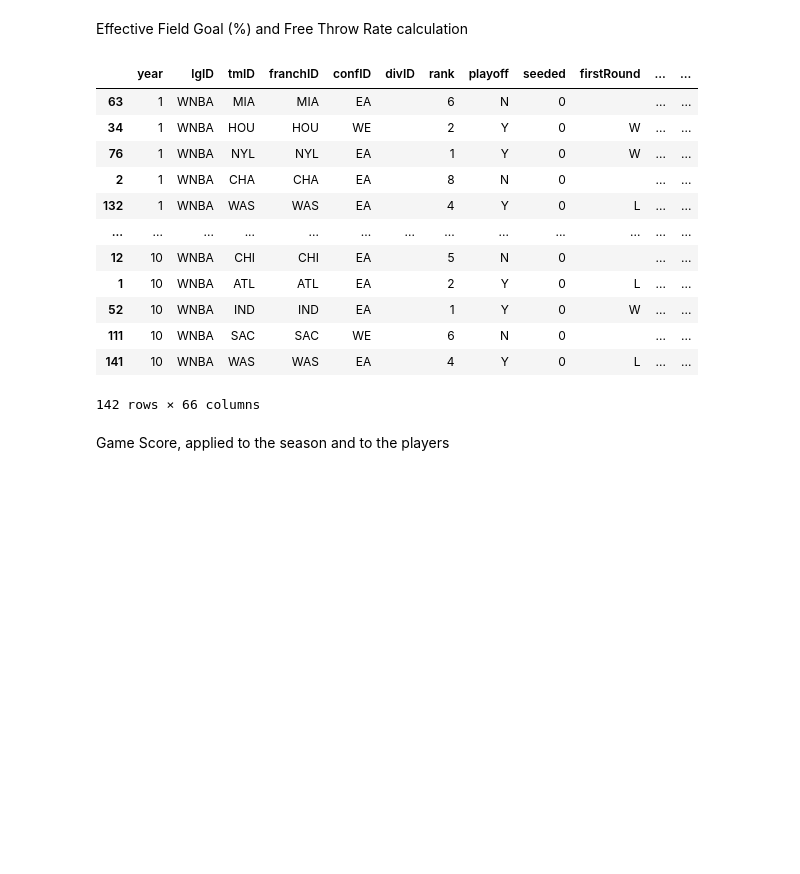
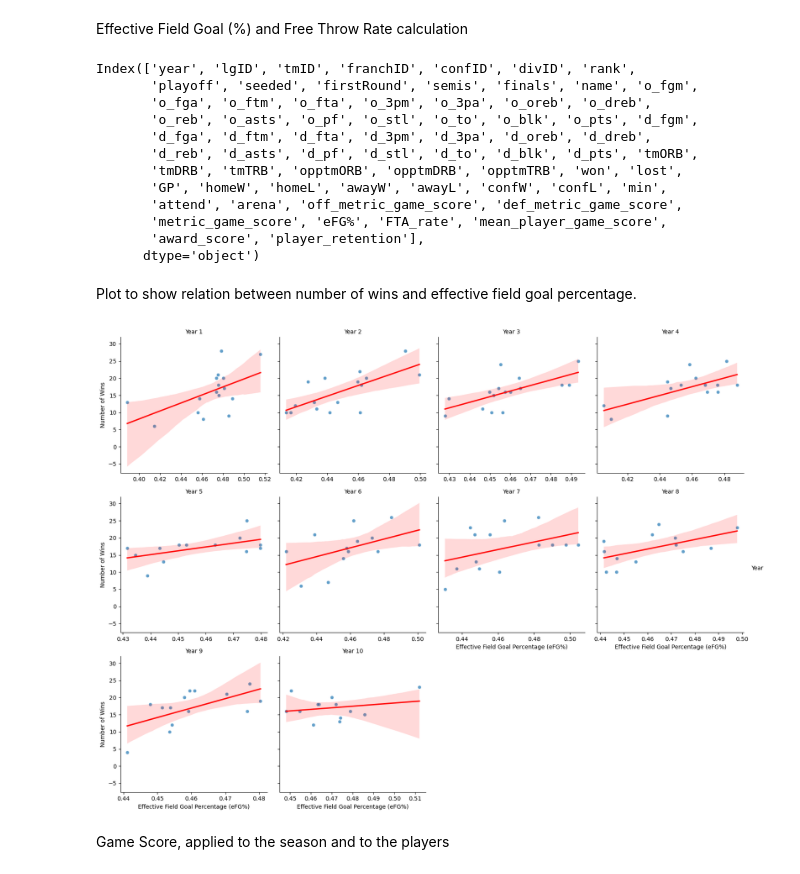
Before and after one commit to toni-santos/ac-2023, a Jupyter notebook: main.ipynb, the cells around one changed output. Saved outputs shown, nothing was run; the diff lists cells and outputs as text; code cells hidden in the pictures; blank space fills up the shorter version.

Commit message:
add more plots

```diff
--- a/main.ipynb
+++ b/main.ipynb
@@ -580,20 +580,39 @@ Effective Field Goal (%) and Free Throw Rate calculation
 df['eFG%'] = (df['o_fgm'] + 0.5 * df['o_3pm']) / df['o_fga']
 df['FTA_rate'] = df['o_fta'] / df['o_fga']
 df.sort_values(by='year', ascending=True)
+
+df.columns
 # %% [output]
-|  | year | lgID | tmID | franchID | confID | divID | rank | playoff | seeded | firstRound | ... | ... |
-| 63 | 1 | WNBA | MIA | MIA | EA |  | 6 | N | 0 |  | ... | ... |
-| 34 | 1 | WNBA | HOU | HOU | WE |  | 2 | Y | 0 | W | ... | ... |
-| 76 | 1 | WNBA | NYL | NYL | EA |  | 1 | Y | 0 | W | ... | ... |
-| 2 | 1 | WNBA | CHA | CHA | EA |  | 8 | N | 0 |  | ... | ... |
-| 132 | 1 | WNBA | WAS | WAS | EA |  | 4 | Y | 0 | L | ... | ... |
-| ... | ... | ... | ... | ... | ... | ... | ... | ... | ... | ... | ... | ... |
-| 12 | 10 | WNBA | CHI | CHI | EA |  | 5 | N | 0 |  | ... | ... |
-| 1 | 10 | WNBA | ATL | ATL | EA |  | 2 | Y | 0 | L | ... | ... |
-| 52 | 10 | WNBA | IND | IND | EA |  | 1 | Y | 0 | W | ... | ... |
-| 111 | 10 | WNBA | SAC | SAC | WE |  | 6 | N | 0 |  | ... | ... |
-| 141 | 10 | WNBA | WAS | WAS | EA |  | 4 | Y | 0 | L | ... | ... |
-142 rows × 66 columns
+Index(['year', 'lgID', 'tmID', 'franchID', 'confID', 'divID', 'rank',
+       'playoff', 'seeded', 'firstRound', 'semis', 'finals', 'name', 'o_fgm',
+       'o_fga', 'o_ftm', 'o_fta', 'o_3pm', 'o_3pa', 'o_oreb', 'o_dreb',
+       'o_reb', 'o_asts', 'o_pf', 'o_stl', 'o_to', 'o_blk', 'o_pts', 'd_fgm',
+       'd_fga', 'd_ftm', 'd_fta', 'd_3pm', 'd_3pa', 'd_oreb', 'd_dreb',
+       'd_reb', 'd_asts', 'd_pf', 'd_stl', 'd_to', 'd_blk', 'd_pts', 'tmORB',
+       'tmDRB', 'tmTRB', 'opptmORB', 'opptmDRB', 'opptmTRB', 'won', 'lost',
+       'GP', 'homeW', 'homeL', 'awayW', 'awayL', 'confW', 'confL', 'min',
+       'attend', 'arena', 'off_metric_game_score', 'def_metric_game_score',
+       'metric_game_score', 'eFG%', 'FTA_rate', 'mean_player_game_score',
+       'award_score', 'player_retention'],
+      dtype='object')
+# %% [markdown]
+Plot to show relation between number of wins and effective field goal percentage.
+# %%
+df['eFG%'] = pd.to_numeric(df['eFG%'], errors='coerce')  # Convert 'eFG%' to numeric type if needed
+df['won'] = pd.to_numeric(df['won'], errors='coerce')  # Convert 'won' to numeric type if needed
+
+df.sort_values(by='won', inplace=True)
+
+# Create a scatter plot for each year
+g = sns.FacetGrid(df, col="year", col_wrap=4, height=4, sharex=False)
+g.map(sns.scatterplot, 'eFG%', 'won', alpha=0.7)
+g.map(sns.regplot, 'eFG%', 'won', scatter=False, color='red')  # Add regression line
+g.set_axis_labels("Effective Field Goal Percentage (eFG%)", "Number of Wins")
+g.set_titles("Year {col_name}")
+g.add_legend(title='Year')
+plt.show()
+# %% [output]
+[figure, added]
 # %% [markdown]
 Game Score, applied to the season and to the players
 # %%
```
Also changed, not shown: parts of 2 cells of this notebook.
